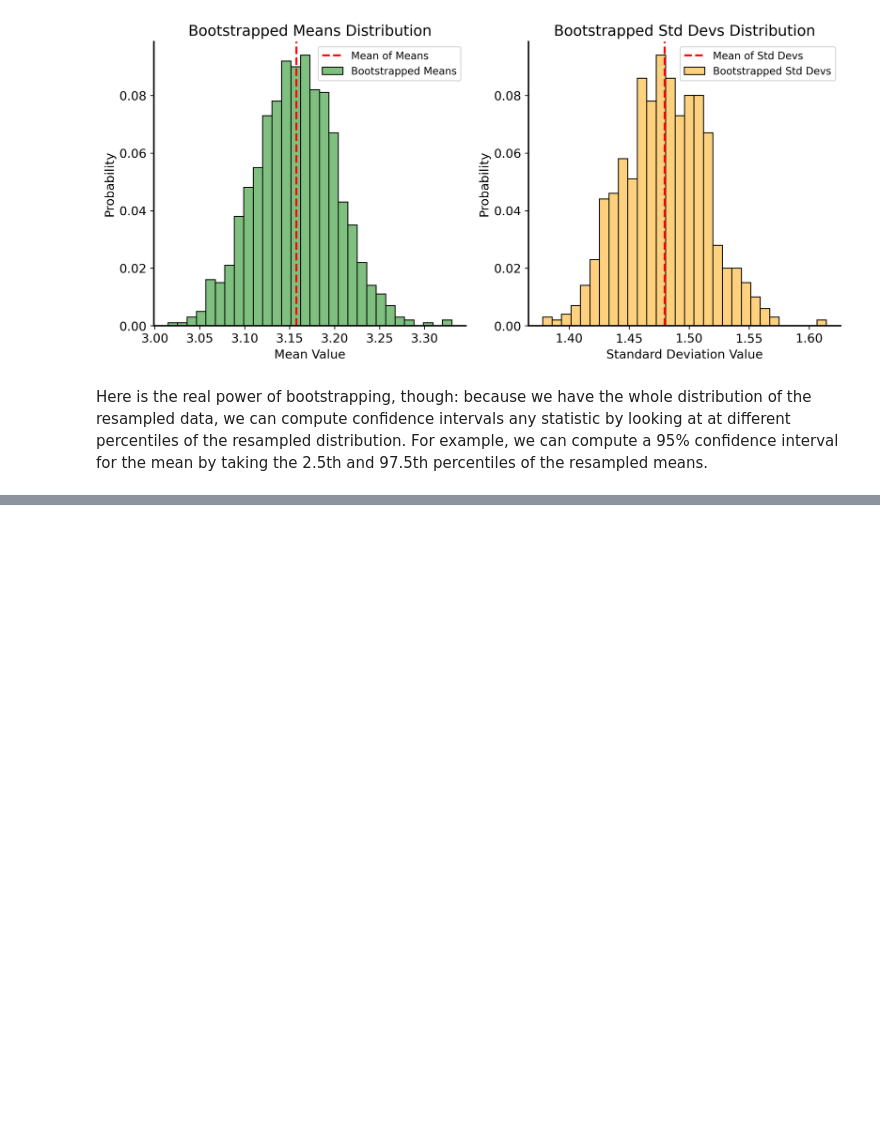
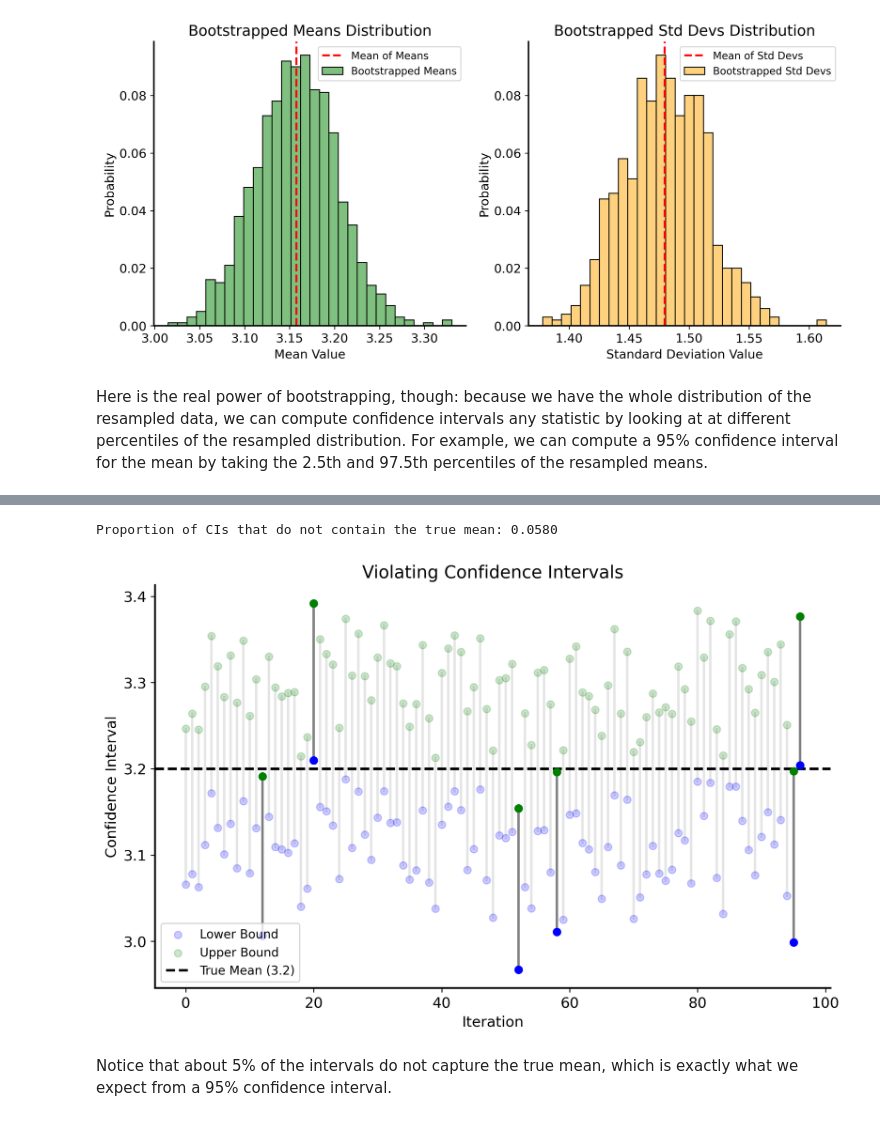
Before and after one commit to jrudoler-teaching/understanding-uncertainty, a Jupyter notebook: notebooks/lecture-06.ipynb, the cells around one changed output, grey strips where cells are left out. Drawn from its saved outputs; the diff is of its cells as text; code cells hidden in the pictures; blank space fills up the shorter version.

```diff
--- a/notebooks/lecture-06.ipynb
+++ b/notebooks/lecture-06.ipynb
@@ -168,0 +262,68 @@ plt.show()
+# %%
+def bootstrap_mean_ci(sample, n_iterations=1000, alpha=0.05, rng=None):
+    if rng is None:
+        rng = np.random.default_rng()
+    n = len(sample)
+    means = []
+    for _ in range(n_iterations):
+        resample = rng.choice(sample, size=n, replace=True)
+        means.append(np.mean(resample))
+    lower_bound = np.percentile(means, 100 * alpha / 2)
+    upper_bound = np.percentile(means, 100 * (1 - alpha / 2))
+    return lower_bound, upper_bound
+
+
+## Do a bootstrap on 1000 samples from the same distribution, see what proportion of CIs contain the mean
+rng = np.random.default_rng(42)
+n_sims = 1000
+sample_size = 1000
+# store the intervals (lower, upper)
+ci_list = []
+# track which intervals do not contain the true mean
+violating_ci_idx = []
+for i in range(n_sims):
+    sample = rng.normal(loc=3.2, scale=1.5, size=sample_size)
+    lower_bound, upper_bound = bootstrap_mean_ci(
+        sample, n_iterations=1000, alpha=0.05, rng=rng
+    )
+    ci_list.append((i, lower_bound, upper_bound))
+    # check if the true mean is within the confidence interval
+    if not (3.2 >= lower_bound and 3.2 <= upper_bound):
+        # print(f"Iteration {i}: CI does not contain the true mean 3.2")
+        violating_ci_idx.append(i)
+print(
+    f"Proportion of CIs that do not contain the true mean: {len(violating_ci_idx) / n_sims:.4f}"
+)
+
+# plot the first 5 violating CIs
+fig, ax = plt.subplots(figsize=(10, 6))
+for i in range(violating_ci_idx[5] + 1):
+    if i in violating_ci_idx:
+        alpha = 1.0
+    else:
+        alpha = 0.2
+    lower_bound, upper_bound = ci_list[i][1], ci_list[i][2]
+    ax.plot([i, i], [lower_bound, upper_bound], color="gray", alpha=alpha, linewidth=2)
+    ax.scatter(
+        i, lower_bound, color="blue", alpha=alpha, label="Lower Bound" if i == 0 else "", zorder=3
+    )
+    ax.scatter(
+        i,
+        upper_bound,
+        color="green",
+        alpha=alpha,
+        label="Upper Bound" if i == 0 else "",
+        zorder=3
+    )
+
+ax.axhline(3.2, color="black", linestyle="--", label="True Mean (3.2)")
+ax.set_title("Violating Confidence Intervals")
+ax.set_xlabel("Iteration")
+ax.set_ylabel("Confidence Interval")
+ax.legend()
+plt.show()
+# %% [output]
+Proportion of CIs that do not contain the true mean: 0.0580
+[figure, added]
+# %% [markdown]
+Notice that about 5% of the intervals do not capture the true mean, which is exactly what we expect from a 95% confidence interval.
```
Also changed, not shown: parts of 14 cells of this notebook, 30 other files.
